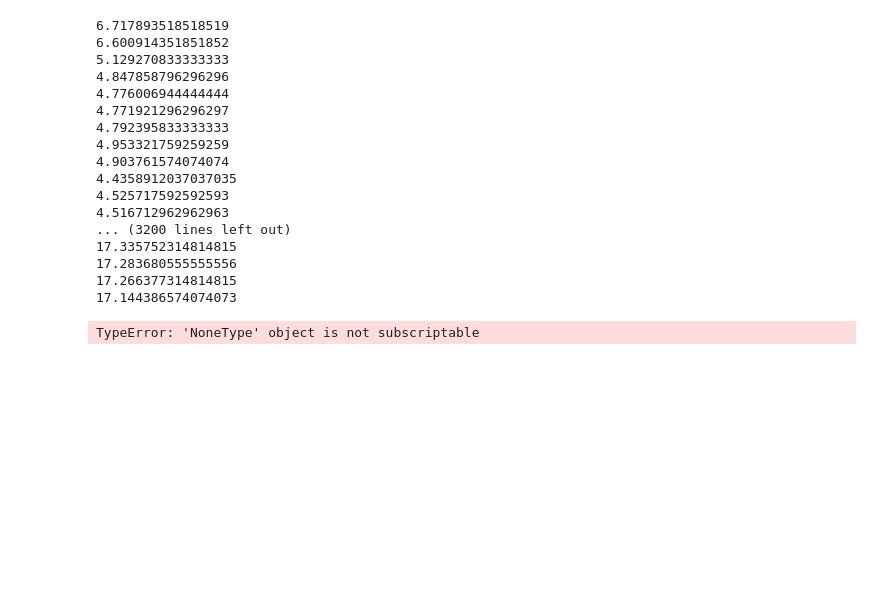
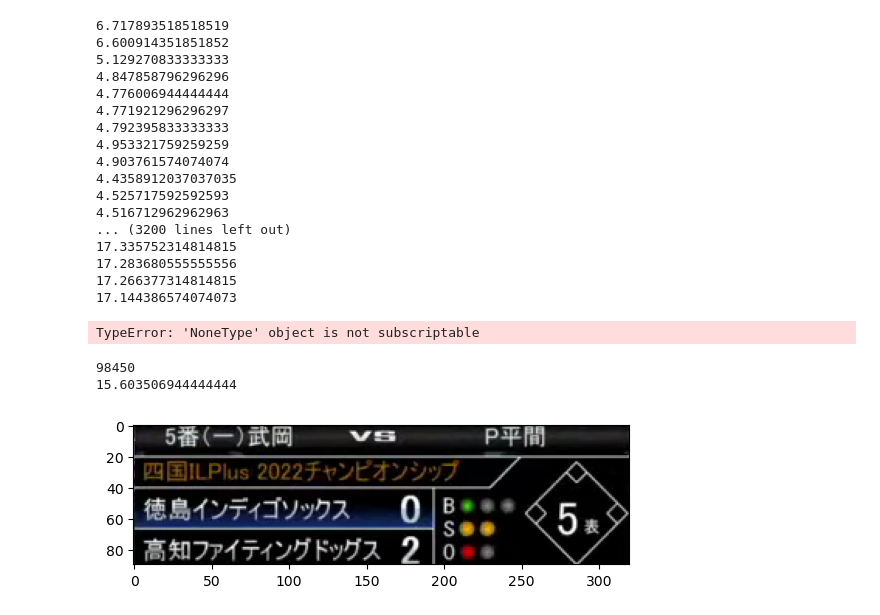
Before and after one commit to thajime0125/Sophia_Reserch, a Jupyter notebook: telop_recognition/telop_recognitnion.ipynb, the cells around one changed output. Drawn from its saved outputs; the diff is of its cells as text; code cells hidden in the pictures; blank space fills up the shorter version.

```diff
--- a/telop_recognition/telop_recognitnion.ipynb
+++ b/telop_recognition/telop_recognitnion.ipynb
@@ -71,3 +71,47 @@ while True:
 17.266377314814815
 17.144386574074073
 TypeError: 'NoneType' object is not subscriptable
+# %%
+import os
+import pandas as pd
+import cv2
+from telop_reading import *
+import time
+from matplotlib import pyplot as plt
+
+FILE_DIR = "../data/scores/"
+MOVIE_FILE = "../data/kochi_gameonly.mp4"
+TELOP_POSITION = {
+    "x": 955,
+    "y": 5,
+    "width": 320,
+    "height": 90
+}
+SAMPLE_TELOP_FILE = "../data/score.jpg"
+movie = cv2.VideoCapture(MOVIE_FILE)
+i = 0
+# %%
+telop_tar = cv2.imread(SAMPLE_TELOP_FILE)
+telop_info = []
+print(i)
+for _ in range(30):
+    i += 1
+    ret, frame = movie.read()
+telop = frame[
+    TELOP_POSITION["y"]:TELOP_POSITION["y"] + TELOP_POSITION["height"],
+    TELOP_POSITION["x"]:TELOP_POSITION["x"] + TELOP_POSITION["width"]
+    ]
+plt.imshow(cv2.cvtColor(telop, cv2.COLOR_BGR2RGB))
+telop_diff = cv2.absdiff(telop, telop_tar)
+print(telop_diff.mean())
+# if telop_diff.mean() < 30:
+#     print("get telop")
+#     count = reading_count(telop)
+#     base = reading_base(telop)
+#     score = reading_score(telop)
+#     inning = reading_inning(telop)
+#     print(inning, base, count, score)
+# %% [output]
+98450
+15.603506944444444
+[figure, added]
```
Also changed, not shown: parts of 1 cell of this notebook, 4 other files.
